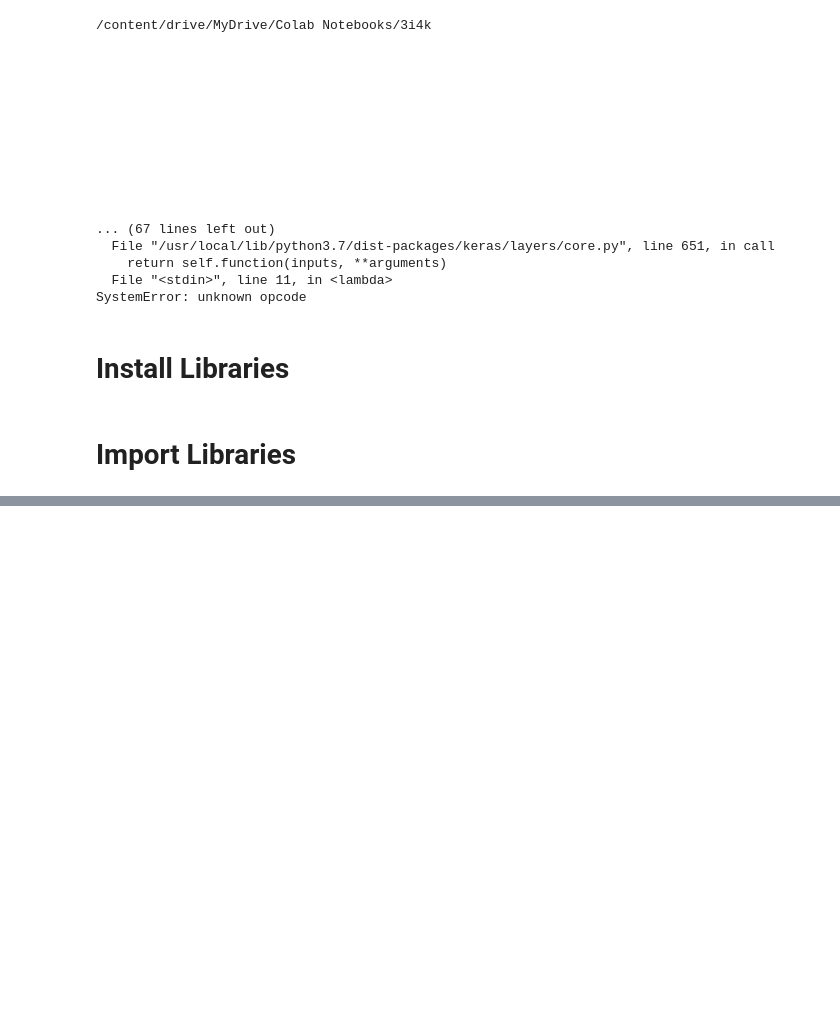
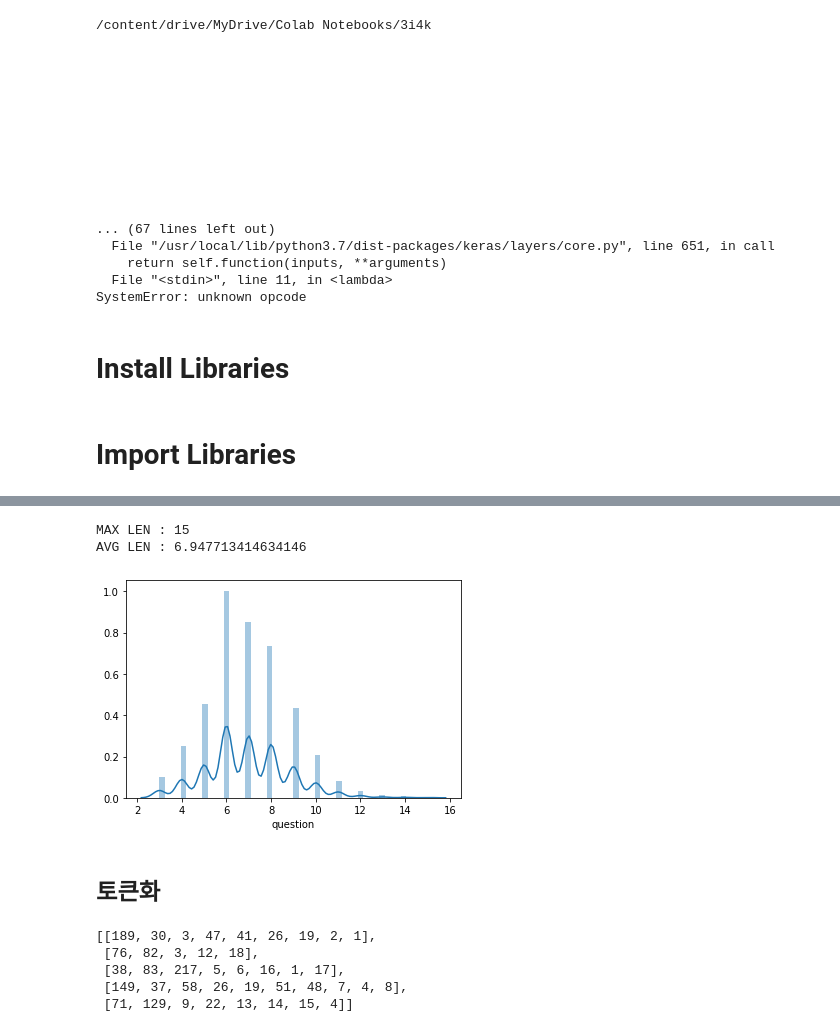
Before and after one commit to koscomcop/2022Military-Chatbot-jupyter, a Jupyter notebook: source/22'Military_Chatbot.ipynb, the cells around one changed output, grey strips where cells are left out. Drawn from its saved outputs; the diff is of its cells as text; code cells hidden in the pictures; blank space fills up the shorter version.

```diff
--- a/source/22'Military_Chatbot.ipynb
+++ b/source/22'Military_Chatbot.ipynb
@@ -408,0 +431,3 @@ word_dict
+# %%
+questions = train['question'].apply(mecab.morphs)
+questions
@@ -408,0 +447,9 @@ word_dict
+# %%
+# 질문 분포 확인
+sns.distplot(questions.apply(len))
+print('MAX LEN :',max(len(l) for l in questions))
+print('AVG LEN :',sum(map(len, questions))/len(questions))
+# %% [output]
+MAX LEN : 15
+AVG LEN : 6.947713414634146
+[figure, added]
@@ -408,0 +458,2 @@ word_dict
+# %% [markdown]
+## 토큰화
@@ -408,0 +465,8 @@ word_dict
+# %%
+train2[:5]
+# %% [output]
+[[189, 30, 3, 47, 41, 26, 19, 2, 1],
+ [76, 82, 3, 12, 18],
+ [38, 83, 217, 5, 6, 16, 1, 17],
+ [149, 37, 58, 26, 19, 51, 48, 7, 4, 8],
+ [71, 129, 9, 22, 13, 14, 15, 4]]
```
Also changed, not shown: parts of 55 cells of this notebook, 2 other files.
